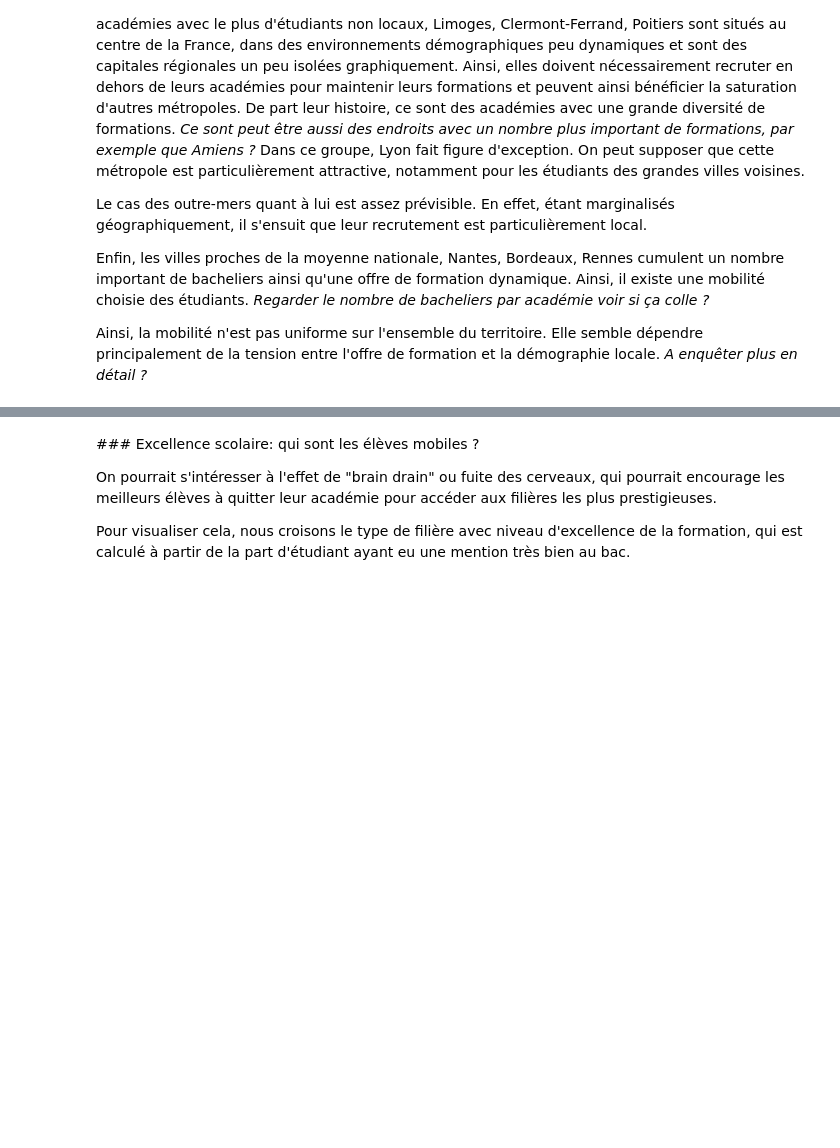
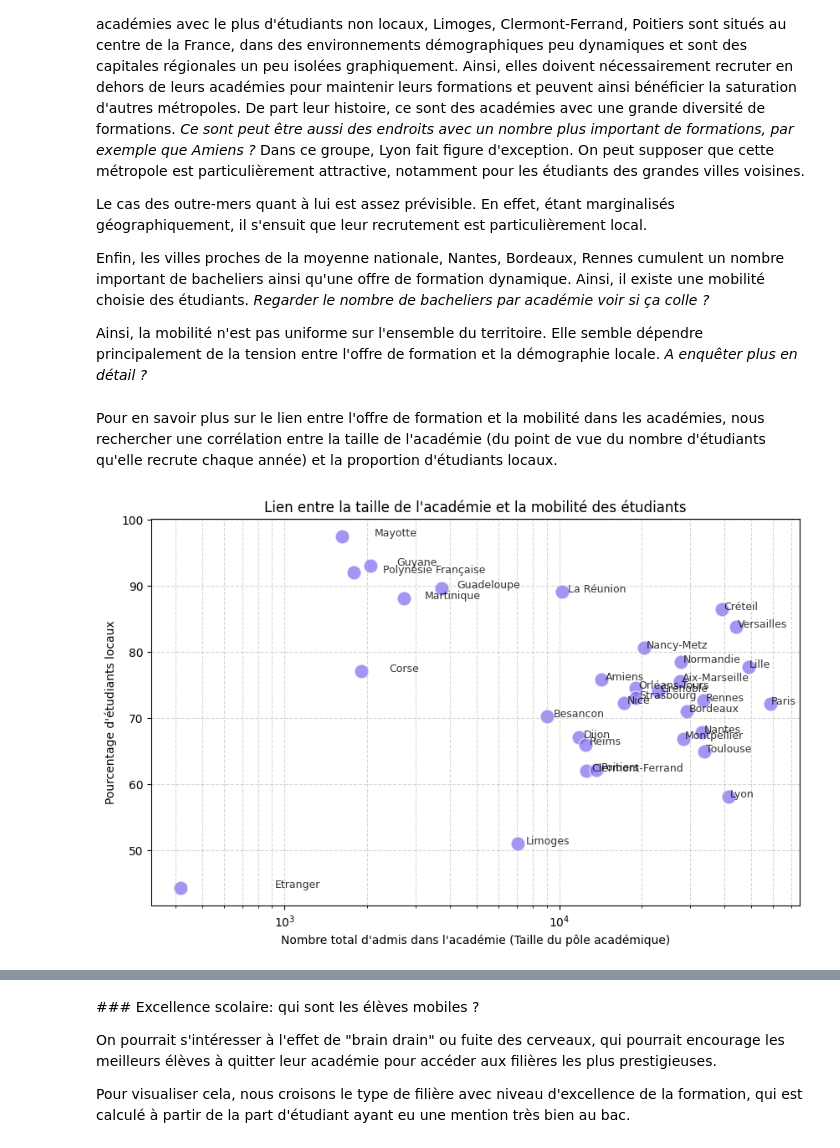
Before and after one commit to elise-m1/Projet-python-data-science, a Jupyter notebook: main.ipynb, the cells around one changed output, grey strips where cells are left out. Saved outputs shown, nothing was run; the diff lists cells and outputs as text; code cells hidden in the pictures; blank space fills up the shorter version.

Commit message:
graphique + interprétation du lien entre taille de l'académie et mobilité

```diff
--- a/main.ipynb
+++ b/main.ipynb
@@ -164,3 +164,46 @@ Le cas des outre-mers quant à lui est assez prévisible. En effet, étant margi
 Enfin, les villes proches de la moyenne nationale, Nantes, Bordeaux, Rennes cumulent un nombre important de bacheliers ainsi qu'une offre de formation dynamique. Ainsi, il existe une mobilité choisie des étudiants. *Regarder le nombre de bacheliers par académie voir si ça colle ?*
 
 Ainsi, la mobilité n'est pas uniforme sur l'ensemble du territoire. Elle semble dépendre principalement de la tension entre l'offre de formation et la démographie locale. *A enquêter plus en détail ?*
+# %% [markdown]
+Pour en savoir plus sur le lien entre l'offre de formation et la mobilité dans les académies, nous rechercher une corrélation entre la taille de l'académie (du point de vue du nombre d'étudiants qu'elle recrute chaque année) et la proportion d'étudiants locaux.
+# %%
+# Corrélation entre démographie mobilité
+
+# Agglomération des données par académie
+acad_stats = df.groupby("academie").agg({
+    "nb_admis": "sum",             # Taille de l'académie (Nombre total d'étudiants)
+    "part_bac_ac_pcv": "mean"      # Taux moyen de locaux
+}).reset_index()
+
+# Visualisation
+plt.figure(figsize=(10, 6))
+
+# Nuage de points
+sns.scatterplot(
+    data=acad_stats,
+    x="nb_admis",
+    y="part_bac_ac_pcv",
+    s=150,
+    color="mediumslateblue",
+    alpha=0.7
+)
+
+# Ajoute des noms des académies
+for i in range(acad_stats.shape[0]):
+    plt.text(
+        x=acad_stats.nb_admis[i]+500,
+        y=acad_stats.part_bac_ac_pcv[i],
+        s=acad_stats.academie[i],
+        fontdict=dict(color='black', size=9),
+        alpha=0.8
+    )
+
+plt.title("Lien entre la taille de l'académie et la mobilité des étudiants")
+plt.xlabel("Nombre total d'admis dans l'académie (Taille du pôle académique)")
+plt.ylabel("Pourcentage d'étudiants locaux")
+plt.xscale("log") # Échelle log car Paris/Lille sont énormes par rapport à la Corse
+plt.grid(True, which="both", linestyle="--", alpha=0.5)
+
+plt.show()
+# %% [output]
+[figure, added]
```
Also changed, not shown: parts of 1 cell of this notebook.
